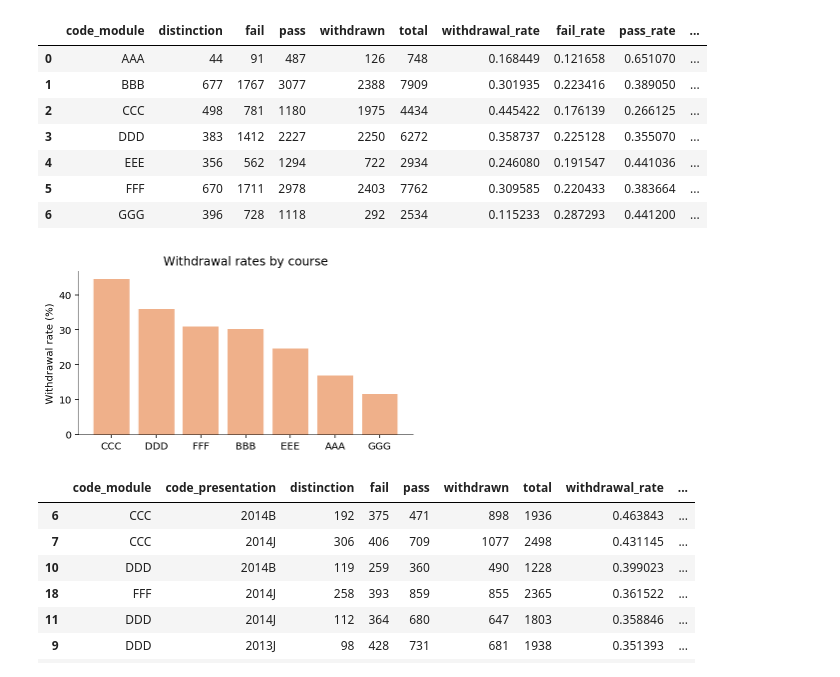
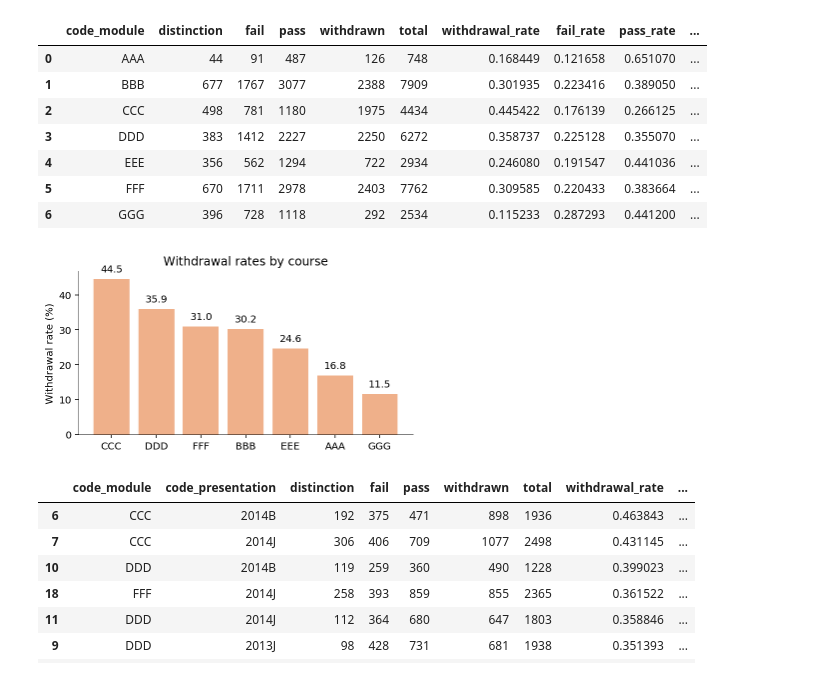
Before and after one commit to masha-vasilenko/oulad_analytics, a Jupyter notebook: adobe_oulad_challenge.ipynb, the cells around one changed output. Drawn from its saved outputs; the diff is of its cells as text; code cells hidden in the pictures.

```diff
--- a/adobe_oulad_challenge.ipynb
+++ b/adobe_oulad_challenge.ipynb
@@ -397,16 +395,16 @@ courses_outcomes = courses_outcomes.sort_values(by = 'withdrawal_rate', ascendin
 # %%
 fig, ax = plt.subplots(figsize=(6,3))  # make one subplot (ax) on the figure
 ax.bar( courses_outcomes['code_module'], courses_outcomes['withdrawal_rate']*100, color='#EFB08A')
 ax.spines['top'].set_visible(False)
 ax.spines['right'].set_visible(False)
 ax.spines['left'].set_linewidth(.5)
 ax.spines['bottom'].set_linewidth(.5)
 ax.set_ylabel("Withdrawal rate (%)")
-
 ax.set_title('Withdrawal rates by course')
+annotate(ax)
 plt.show();
 # %% [output]
-[figure, old version]
+[figure, new version]
 # %%
 # Outcome rates by modules
 modules_outcomes = pd.crosstab([student_info['code_module'], student_info['code_presentation']], student_info['final_result']).reset_index()
```
Also changed, not shown: parts of 91 cells of this notebook.
